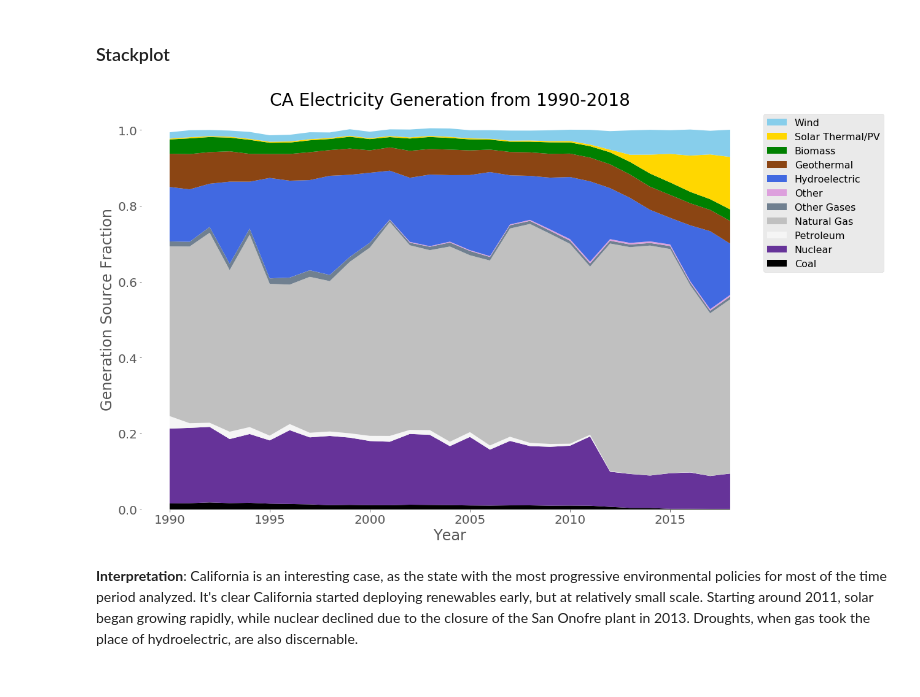
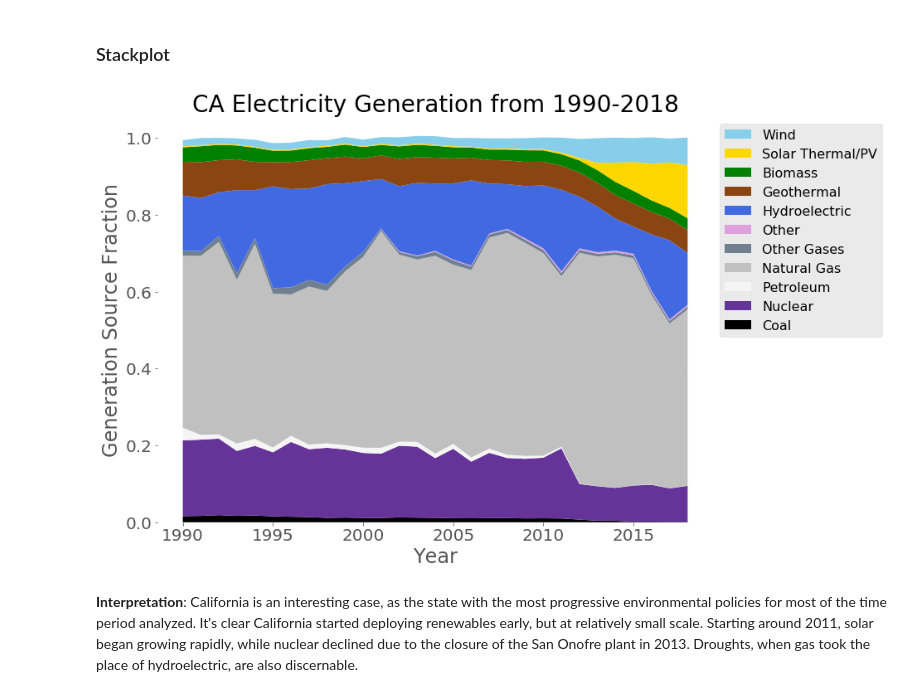
Before and after one commit to asternick/electricity-gen, a Jupyter notebook: code/modeling.ipynb, the cells around one changed output. Cells and saved outputs as stored; diff of their text form; code cells hidden in the pictures.

```diff
--- a/code/modeling.ipynb
+++ b/code/modeling.ipynb
@@ -255,9 +255,9 @@ def stackplot(dataframe, state, columns, figsize1, figsize2):
     plt.xticks(fontsize=20)
     plt.box(on=None)
 # %%
-stackplot(dfg, "CA", "gen_cols", 18, 12)
+stackplot(dfg, "CA", "gen_cols", 12, 9)
 # %% [output]
-[figure, old version]
+[figure, new version]
 # %% [markdown]
 **Interpretation**: California is an interesting case, as the state with the most progressive environmental policies for most of the time period analyzed. It's clear California started deploying renewables early, but at relatively small scale. Starting around 2011, solar began growing rapidly, while nuclear declined due to the closure of the San Onofre plant in 2013. Droughts, when gas took the place of hydroelectric, are also discernable.
 # %% [markdown]
```
Also changed, not shown: parts of 12 cells of this notebook, 3 other files.
